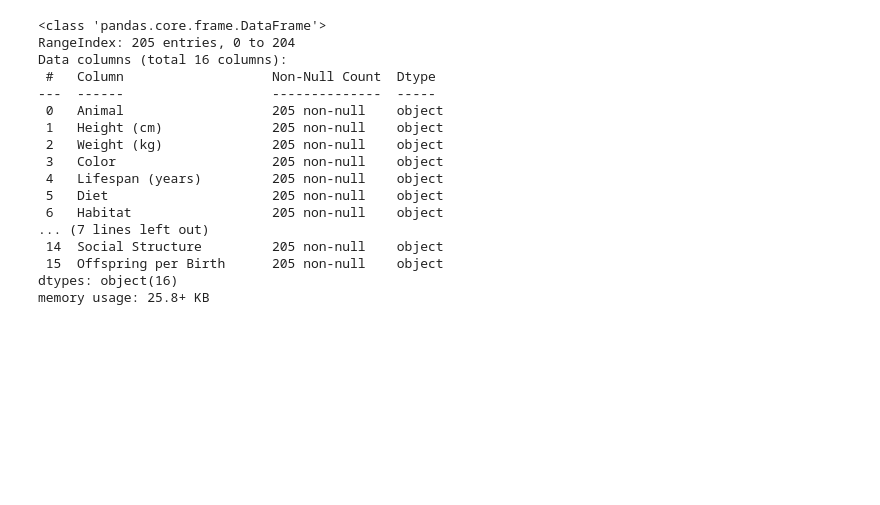
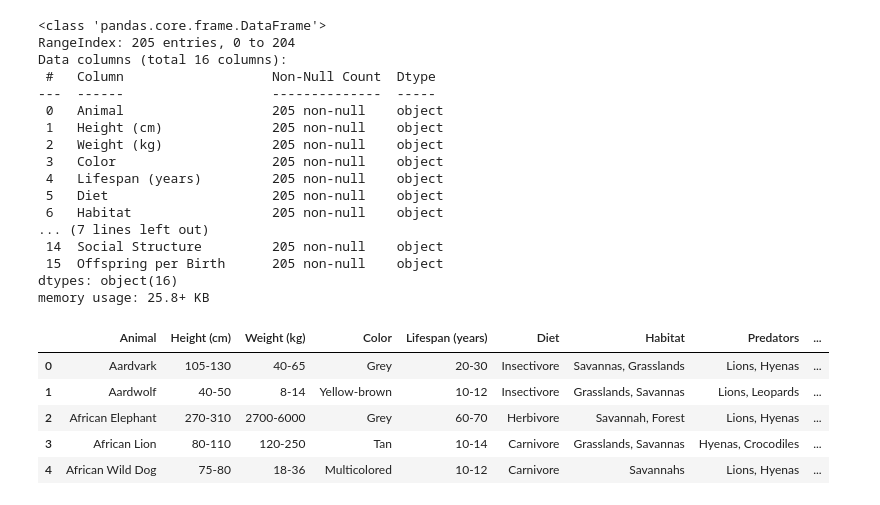
Before and after one commit to raju1207/Animal_data_analysis, a Jupyter notebook: Animal_database_analysis.ipynb, the cells around one changed output. Cells and saved outputs as stored; diff of their text form; code cells hidden in the pictures; blank space fills up the shorter version.

```diff
--- a/Animal_database_analysis.ipynb
+++ b/Animal_database_analysis.ipynb
@@ -40,3 +40,12 @@ Data columns (total 16 columns):
  15  Offspring per Birth      205 non-null    object
 dtypes: object(16)
 memory usage: 25.8+ KB
+# %%
+data.head()
+# %% [output]
+|  | Animal | Height (cm) | Weight (kg) | Color | Lifespan (years) | Diet | Habitat | Predators | ... |
+| 0 | Aardvark | 105-130 | 40-65 | Grey | 20-30 | Insectivore | Savannas, Grasslands | Lions, Hyenas | ... |
+| 1 | Aardwolf | 40-50 | 8-14 | Yellow-brown | 10-12 | Insectivore | Grasslands, Savannas | Lions, Leopards | ... |
+| 2 | African Elephant | 270-310 | 2700-6000 | Grey | 60-70 | Herbivore | Savannah, Forest | Lions, Hyenas | ... |
+| 3 | African Lion | 80-110 | 120-250 | Tan | 10-14 | Carnivore | Grasslands, Savannas | Hyenas, Crocodiles | ... |
+| 4 | African Wild Dog | 75-80 | 18-36 | Multicolored | 10-12 | Carnivore | Savannahs | Lions, Hyenas | ... |
```
